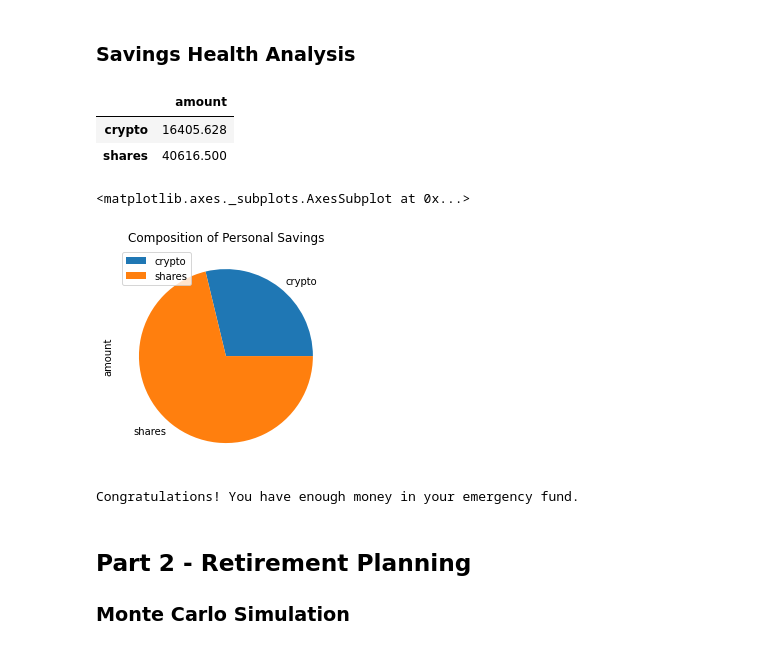
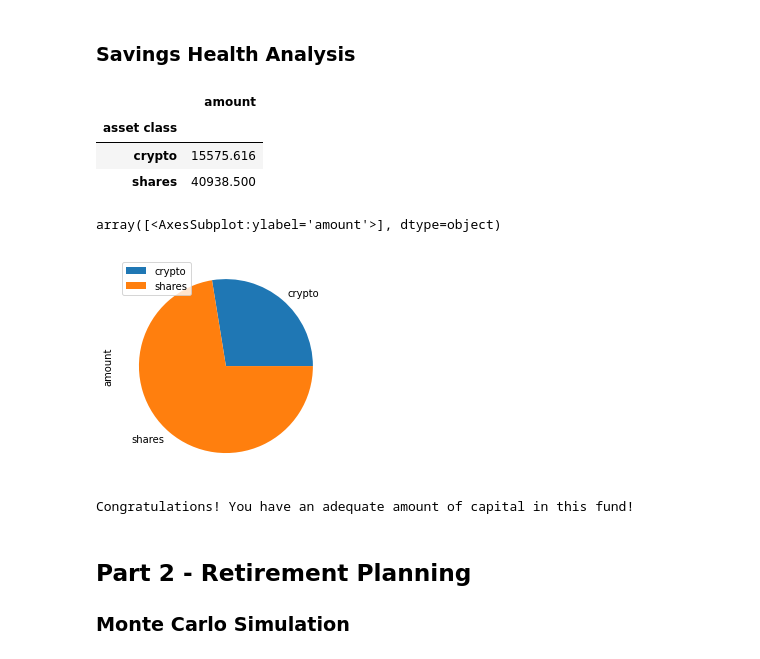
Before and after one commit to sudo-August/jupyter-financial-planner, a Jupyter notebook: financial-planner.ipynb, the cells around one changed output. Saved outputs shown, nothing was run; the diff lists cells and outputs as text; code cells hidden in the pictures.

```diff
--- a/financial-planner.ipynb
+++ b/financial-planner.ipynb
@@ -146,30 +146,45 @@ monthly_income = 12000
 
 # Create savings DataFrame
 # YOUR CODE HERE!
+crypto_total = my_btc_value + my_eth_value
+shares_total = my_spy_value + my_agg_value
+df_savings = pd.DataFrame()
+df_savings["asset class"] = ["crypto", "shares"]
+df_savings["amount"] = [crypto_total, shares_total]
+df_savings.set_index(keys="asset class", inplace=True)
 
 # Display savings DataFrame
 display(df_savings)
 # %% [output]
 |  | amount |
-| crypto | 16405.628 |
-| shares | 40616.500 |
+| asset class |  |
+| crypto | 15575.616 |
+| shares | 40938.500 |
 # %%
 # Plot savings pie chart
 # YOUR CODE HERE!
+df_savings.plot.pie(subplots=True)
 # %% [output]
-<matplotlib.axes._subplots.AxesSubplot at 0x...>
+array([<AxesSubplot:ylabel='amount'>], dtype=object)
-[figure, old version]
+[figure, new version]
-# %%
-# Set ideal emergency fund
-emergency_fund = monthly_income * 3
-
-# Calculate total amount of savings
-# YOUR CODE HERE!
-
-# Validate saving health
-# YOUR CODE HERE!
-# %% [output]
-Congratulations! You have enough money in your emergency fund.
+# %%
+# Set ideal emergency fund
+emergency_fund = monthly_income * 3
+
+# Calculate total amount of savings
+# YOUR CODE HERE!
+savings_total = df_savings["amount"].sum()
+
+# Validate saving health
+# YOUR CODE HERE!
+if savings_total > emergency_fund:
+    print("Congratulations! You have an adequate amount of capital in this fund!")
+elif savings_total == emergency_fund:
+    print("Congratulations on this mile stone! Now let the reminder of how difficult of a journey this was keep you from screwing up in life.")
+else:
+    print(f"You need {emergency_fund - savings_total} more dollars to avoid being one bad accident away from poverty in the US")
+# %% [output]
+Congratulations! You have an adequate amount of capital in this fund!
 # %% [markdown]
 ## Part 2 - Retirement Planning
 
```
